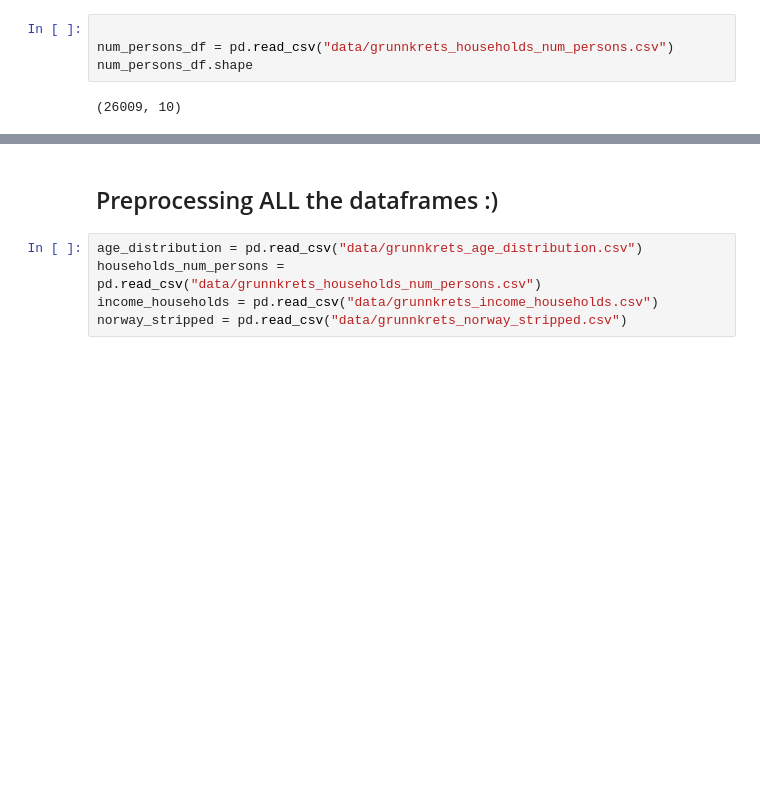
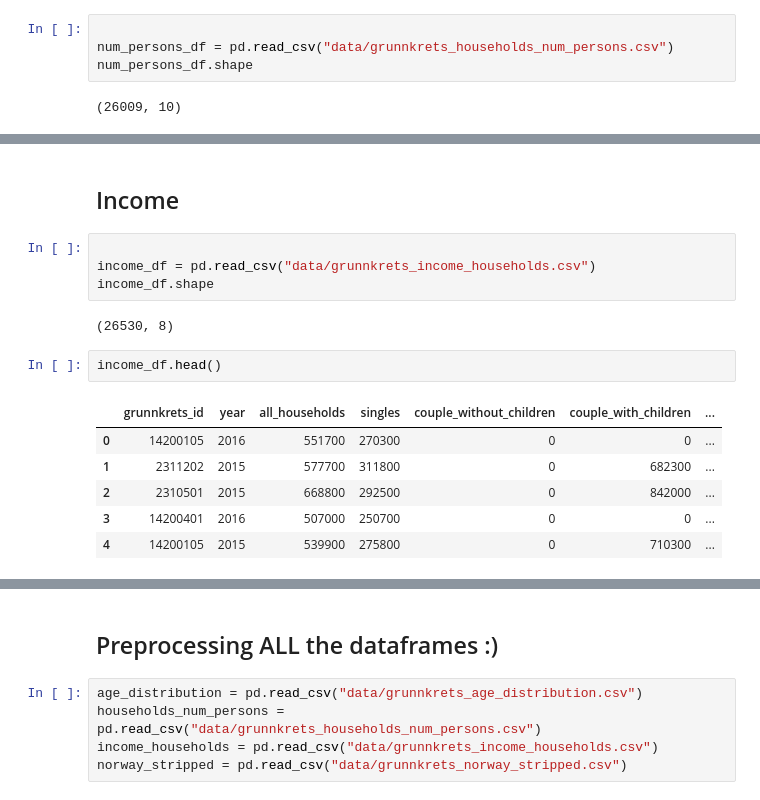
Before and after one commit to halvorlinder/TDT4173-Machine-Learning, a Jupyter notebook: grunnkrets.ipynb, the cells around one changed output, grey strips where cells are left out. Cells and saved outputs as stored; diff of their text form; blank space fills up the shorter version.

```diff
--- a/grunnkrets.ipynb
+++ b/grunnkrets.ipynb
@@ -459,0 +471,17 @@ full_population_df.columns.shape
+# %% [markdown]
+## Income
+# %%
+
+income_df = pd.read_csv("data/grunnkrets_income_households.csv")
+income_df.shape
+# %% [output]
+(26530, 8)
+# %%
+income_df.head()
+# %% [output]
+|  | grunnkrets_id | year | all_households | singles | couple_without_children | couple_with_children | ... |
+| 0 | 14200105 | 2016 | 551700 | 270300 | 0 | 0 | ... |
+| 1 | 2311202 | 2015 | 577700 | 311800 | 0 | 682300 | ... |
+| 2 | 2310501 | 2015 | 668800 | 292500 | 0 | 842000 | ... |
+| 3 | 14200401 | 2016 | 507000 | 250700 | 0 | 0 | ... |
+| 4 | 14200105 | 2015 | 539900 | 275800 | 0 | 710300 | ... |
```
Also changed, not shown: parts of 22 cells of this notebook, 1 other file.
